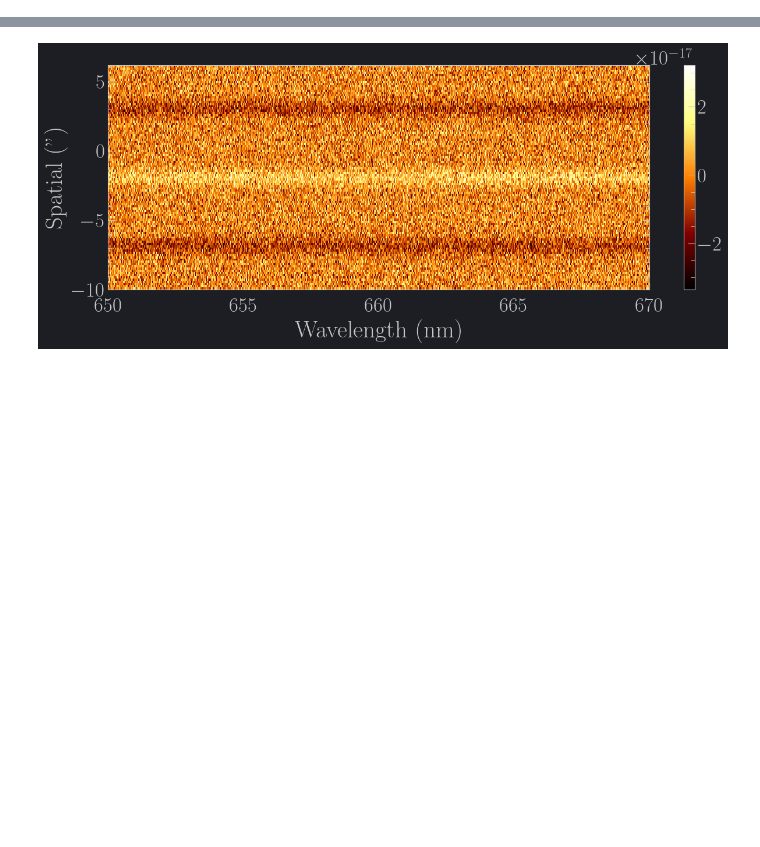
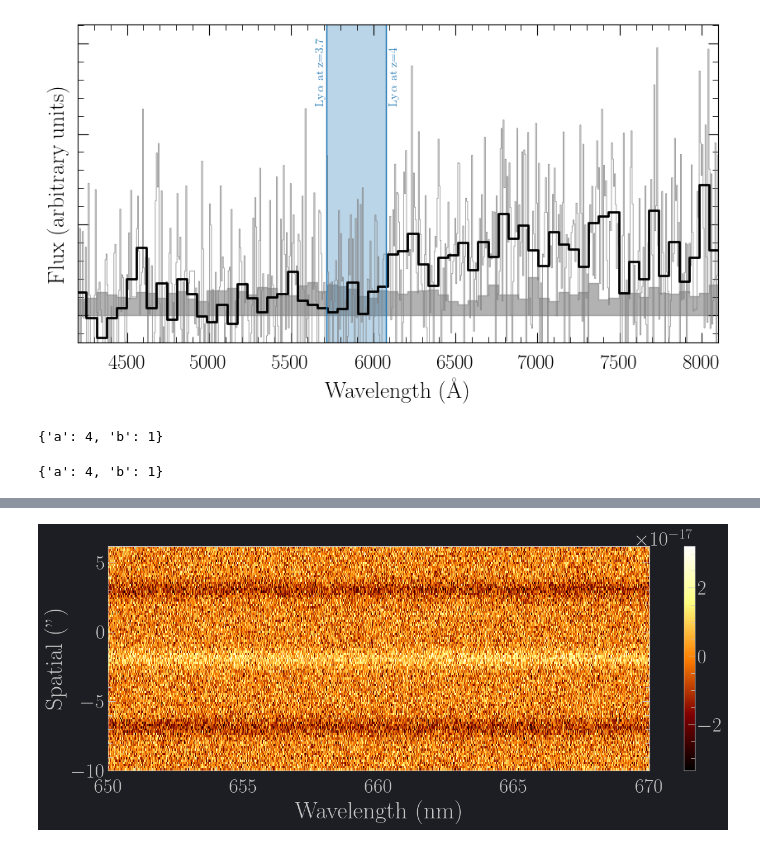
Before and after one commit to JPalmerio/zHunter, a Jupyter notebook: dev/notebooks/Debugger.ipynb, the cells around one changed output, grey strips where cells are left out. Saved outputs shown, nothing was run; the diff lists cells and outputs as text; code cells hidden in the pictures; blank space fills up the shorter version.

```diff
--- a/dev/notebooks/Debugger.ipynb
+++ b/dev/notebooks/Debugger.ipynb
@@ -74,0 +233,3 @@ app = _instance
+# %%
+fname2 = '/Users/palmerio/Downloads/GRB230506C_final_1D.txt'
+wave, flux, unc = io.read_generic_1D_spectrum(fname2)
@@ -74,0 +252,3 @@ app = _instance
+# %%
+import zhunter.spectral_functions as sf
+wave_smooth, flux_smooth, unc_smooth = sf.smooth(wave.value, flux.value, unc.value, smoothing=10)
@@ -74,0 +258,2 @@ app = _instance
+# %%
+plt.rcParams.keys()
@@ -74,0 +278,30 @@ app = _instance
+# %%
+plt.style.use('paper')
+plt.rcParams['axes.labelsize'] = 20
+plt.rcParams['xtick.labelsize'] = 18
+plt.rcParams['ytick.labelsize'] = 18
+fig, ax = plt.subplots(figsize=(10,5))
+ax.plot(wave, flux, lw=0.5, color='grey', drawstyle='steps-mid')
+ax.plot(wave_smooth, flux_smooth, lw=2, color='k', drawstyle='steps-mid')
+ax.fill_between(wave_smooth, unc_smooth, lw=1, color='grey', step='mid', alpha=0.6)
+
+trans = transforms.blended_transform_factory(
+    ax.transData, ax.transAxes)
+offsets = [-65, 20]
+for i, z in enumerate((3.7, 4)):
+    lam0 = 1215.67 # AA
+    lam_obs = lam0*(1.+z)
+    ax.axvline(lam_obs, lw=1)
+    offset = offsets[i]
+    ax.annotate(r'Ly$\,\alpha$ at '+f'z={z}', xy=(lam_obs+offset, 0.75), xycoords=trans, rotation=90, color='C0')
+
+ax.axvspan(lam0*(1+3.7), lam0*(1+4), color='C0', alpha=0.3)
+ax.set_ylim(-1.5e-5)
+ax.set_xlim(4200, 8100)
+ax.set_xlabel(r"Wavelength ($\rm \AA$)")
+ax.set_ylabel(r"Flux (arbitrary units)")
+
+ax.tick_params(labelleft=None)
+plt.show()
+# %% [output]
+[figure, added]
@@ -74,0 +315,9 @@ app = _instance
+# %%
+d1
+# %% [output]
+{'a': 4, 'b': 1}
+# %%
+d2['a'] = 12
+d1
+# %% [output]
+{'a': 4, 'b': 1}
```
Also changed, not shown: parts of 28 cells of this notebook, 22 other files.
